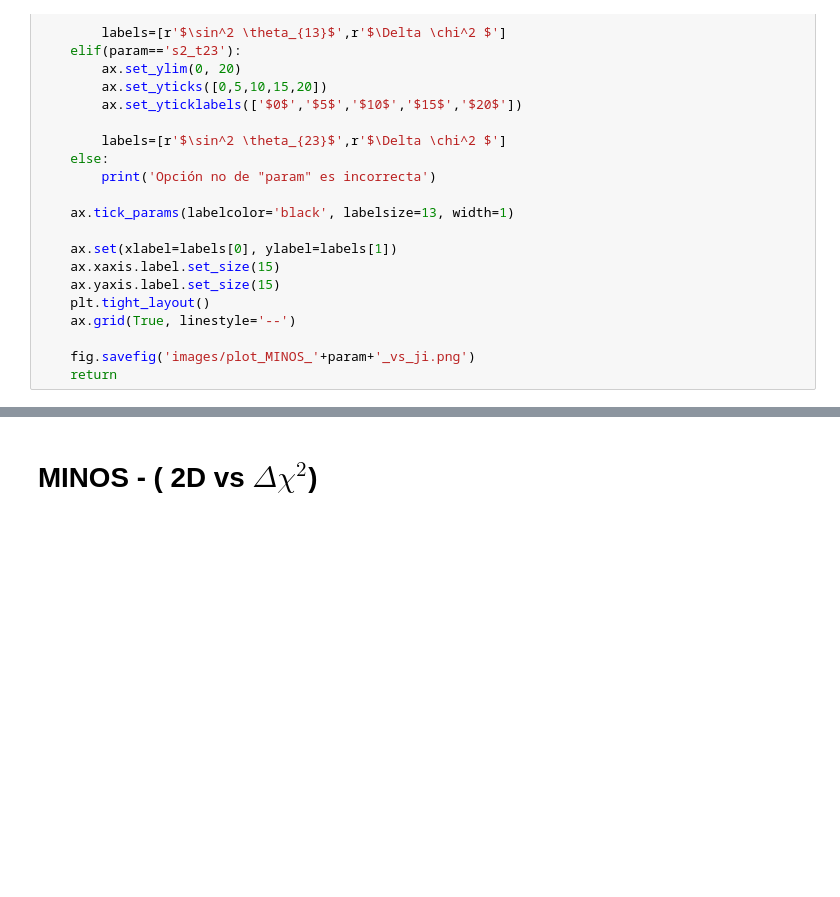
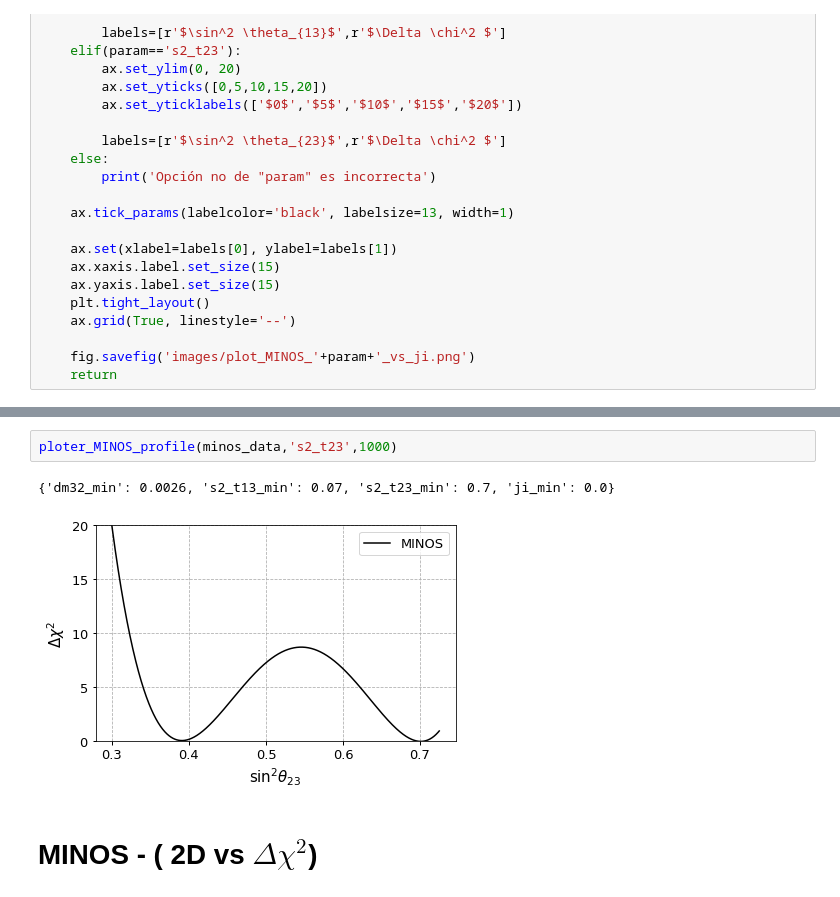
Before and after one commit to JorgeGarciaBello/daya_day_parallel_git, a Jupyter notebook: plotter/MINOS_profiles_from_grid_3D.ipynb, the cells around one changed output, grey strips where cells are left out. Cells and saved outputs as stored; diff of their text form; blank space fills up the shorter version.

```diff
--- a/plotter/MINOS_profiles_from_grid_3D.ipynb
+++ b/plotter/MINOS_profiles_from_grid_3D.ipynb
@@ -173,3 +193,8 @@ def ploter_MINOS_profile(df,param,size):
+# %%
+ploter_MINOS_profile(minos_data,'s2_t23',1000)
+# %% [output]
+{'dm32_min': 0.0026, 's2_t13_min': 0.07, 's2_t23_min': 0.7, 'ji_min': 0.0}
+[figure, added]
 # %% [markdown]
 # MINOS  - ( 2D vs $\Delta \chi^2$)
 # %%
```
Also changed, not shown: parts of 56 cells of this notebook, 38 other files.
